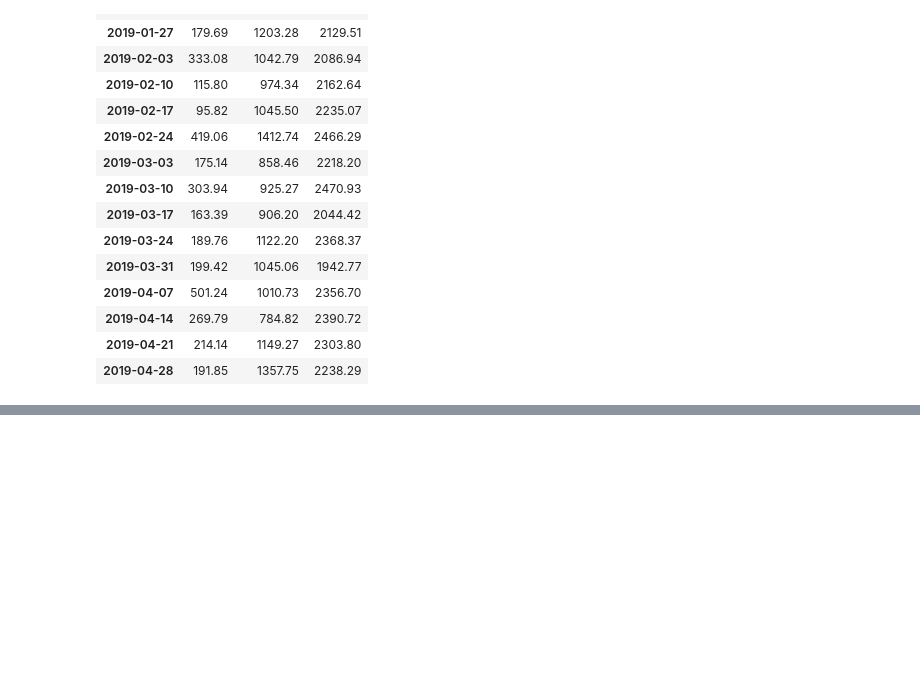
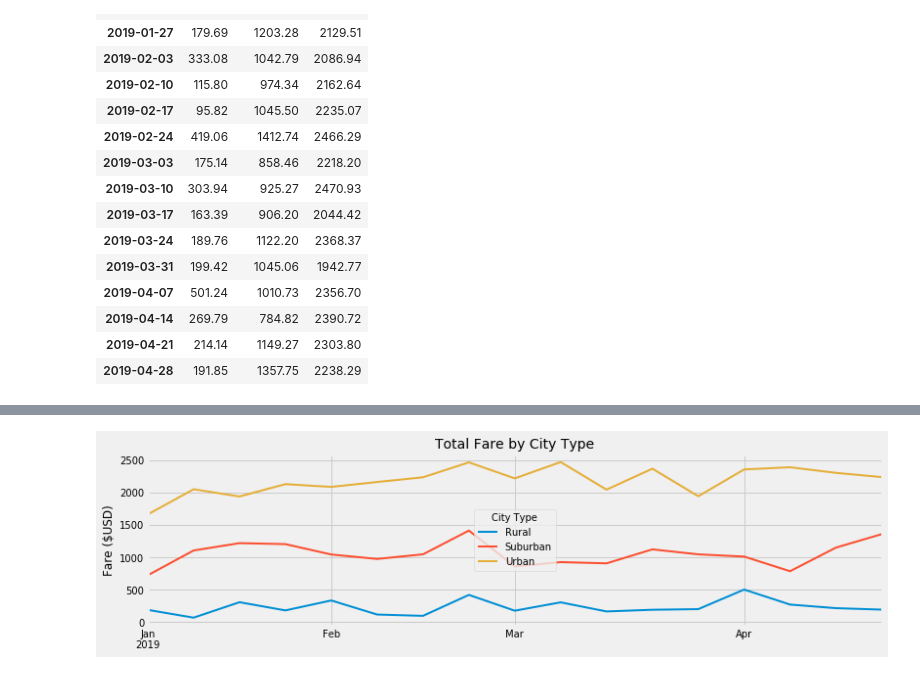
Before and after one commit to Alyssa-CG/Module5-PyBer_Analysis, a Jupyter notebook: PyBer_Challenge.ipynb, the cells around one changed output, grey strips where cells are left out. Drawn from its saved outputs; the diff is of its cells as text; code cells hidden in the pictures; blank space fills up the shorter version.

```diff
--- a/PyBer_Challenge.ipynb
+++ b/PyBer_Challenge.ipynb
@@ -1221,7 +1221,7 @@ resampled_fares_jan_april_df.plot(kind="line",
 
 plt.title("Total Fare by City Type", size=14)
 plt.ylabel("Fare ($USD)", size=12)
-plt.legend(loc="center", fontsize=10, title="City Type", fontsize=10)
+plt.legend(loc="center", fontsize=10, title="City Type", title_fontsize=10)
 
 plt.savefig("analysis/Fig8.png")
 # %% [output]
@@ -1228,0 +1228 @@ SyntaxError: keyword argument repeated (<ipython-input-227-e3f42cc1b19e>, line 1
+[figure, added]
```
Also changed, not shown: parts of 1 cell of this notebook.
